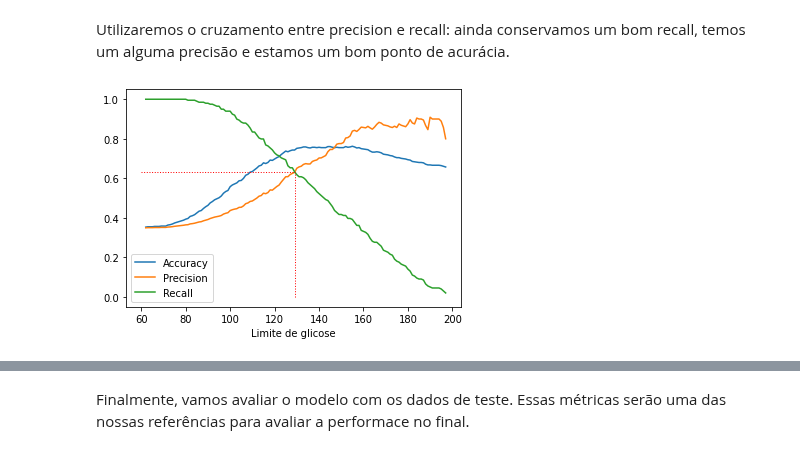
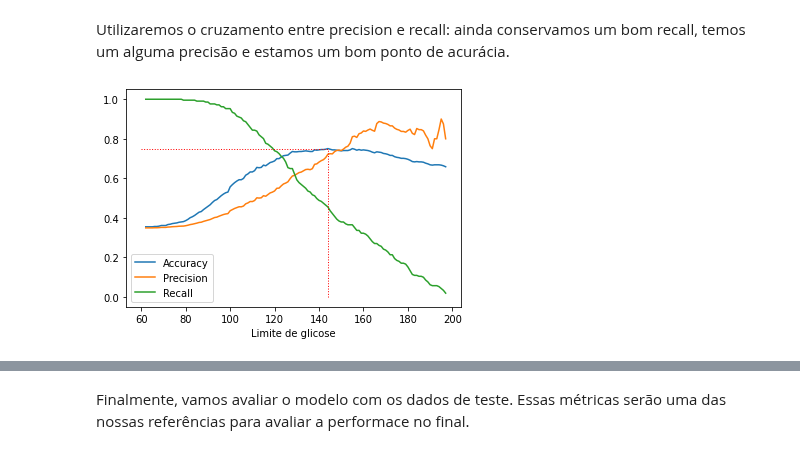
Before and after one commit to franklinzppa/diabetes-classification, a Jupyter notebook: diabetes-clf.ipynb, the cells around one changed output, grey strips where cells are left out. Saved outputs shown, nothing was run; the diff lists cells and outputs as text; code cells hidden in the pictures.

```diff
--- a/diabetes-clf.ipynb
+++ b/diabetes-clf.ipynb
@@ -314,7 +314,7 @@ X = data_nan.drop('Outcome', axis=1)
 y = data_nan['Outcome']
 
 # Train test split
-X_train, X_test, y_train, y_test = train_test_split(X, y, train_size=0.75, stratify=y, random_state=42)
+X_train, X_test, y_train, y_test = train_test_split(X, y, train_size=0.8, random_state=42)
 # %% [markdown]
 ## Modelo de referência
 # %% [markdown]
@@ -362,14 +356,25 @@ train_accuracy = accuracy_list[idx]
+# %%
+# Encontrando o ponto de acurácia máxima
+
+accuracy_array = np.array(accuracy_list)
+idx = accuracy_array.argmax()
+
+train_recall = recall_list[idx]
+train_precision = precision_list[idx]
+train_accuracy = accuracy_list[idx]
+
+thr_heuristic = glucose_thr[idx]
 # %%
 plt.plot(glucose_thr, accuracy_list, label='Accuracy')
 plt.plot(glucose_thr, precision_list, label='Precision')
 plt.plot(glucose_thr, recall_list, label='Recall')
-plt.hlines(y=train_recall, xmin=60, xmax=thr_heuristic, linestyle=':', linewidth=1, color='r')
-plt.vlines(x=thr_heuristic, ymin=0.0, ymax=train_recall, linestyle=':', linewidth=1, color='r')
+plt.hlines(y=train_accuracy, xmin=60, xmax=thr_heuristic, linestyle=':', linewidth=1, color='r')
+plt.vlines(x=thr_heuristic, ymin=0.0, ymax=train_accuracy, linestyle=':', linewidth=1, color='r')
 plt.xlabel("Limite de glicose")
 plt.legend()
 plt.show()
 # %% [output]
-[figure, old version]
+[figure, new version]
 # %%
 # Print das métricas de treino
 
```
Also changed, not shown: parts of 57 cells of this notebook.
